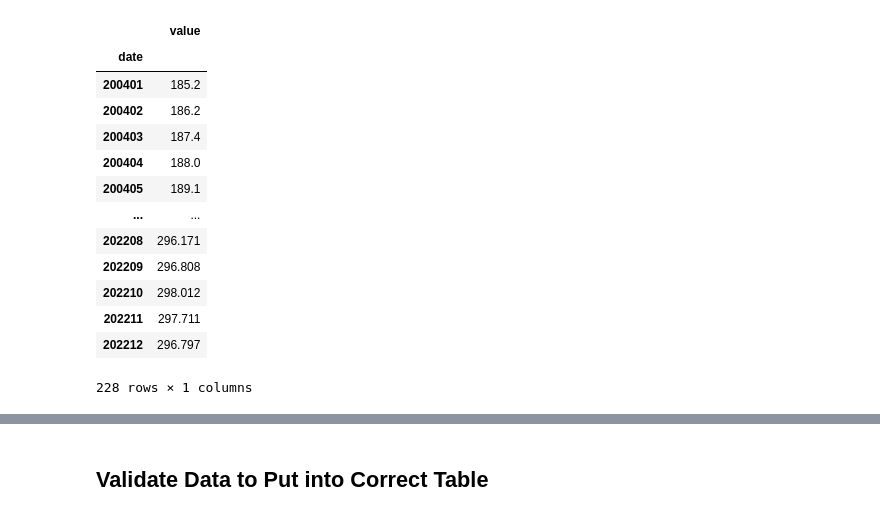
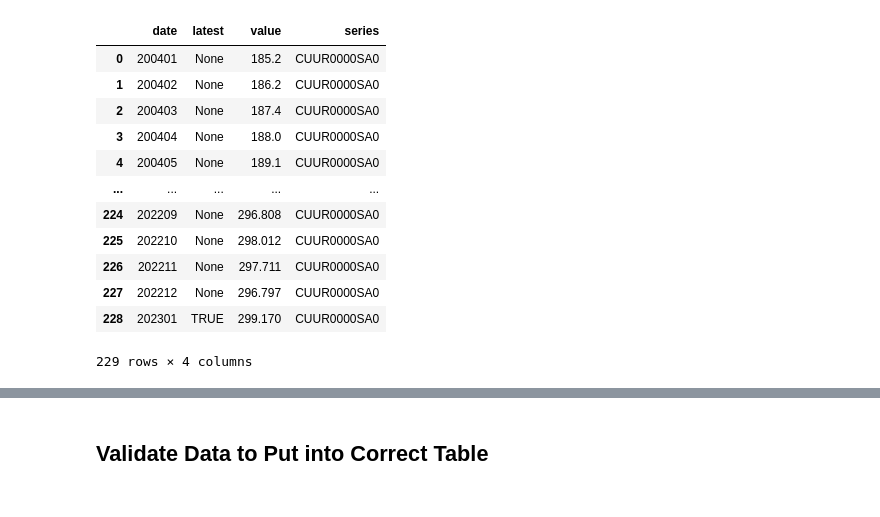
Before and after one commit to joshuamcurtis/MacroData2, a Jupyter notebook: Add_Data_DB.ipynb, the cells around one changed output, grey strips where cells are left out. Saved outputs shown, nothing was run; the diff lists cells and outputs as text; code cells hidden in the pictures.

```diff
--- a/Add_Data_DB.ipynb
+++ b/Add_Data_DB.ipynb
@@ -66,15 +66,18 @@ def check_table_exists(tbl_name, db_name):
     return exists
 
 
-def create_table(tbl_name, db_name):
+def create_data_table(tbl_name, db_name):
     """
-    create table
+    create data table to hold series values
     """
     conn = create_connection(db_name)
     c = conn.cursor()
 
     sql_code1 = ("""CREATE TABLE IF NOT EXISTS """ + tbl_name + """ (
-                    date PRIMARY KEY,
+                    date PRIMARY KEY
+                    ,latest INT
+                    ,value
+                    ,series FORIEGN KEY
                 ) WITHOUT ROWID;""")
 
     conn_execute(db_name, sql_code1)
@@ -88,6 +91,35 @@ def create_table(tbl_name, db_name):
 
     conn.close()
 
+def create_dict_table(tbl_name, db_name):
+    """
+    create dictionary table to hold the attributes of the series
+    """
+    conn = create_connection(db_name)
+    c = conn.cursor()
+
+    sql_code1 = ("""CREATE TABLE IF NOT EXISTS """ + tbl_name + """ (
+                    series_title
+                    ,series_id PRIMARY KEY
+                    ,seasonality
+                    ,survey_long_name
+                    ,survey_short_name
+                    ,survey_abbreviation
+                    ,measure_data_type
+                    ,area
+                    ,item
+                ) WITHOUT ROWID;""")
+
+    conn_execute(db_name, sql_code1)
+    '''if not check_table_exists(tbl_name ,db_name):
+        try:
+            input_df.to_sql(tbl_name, conn)
+            print("Created ", tbl_name, " table.")
+        except ValueError as e:
+            print(e)
+            print("Table was not added to the DB")'''
+
+    conn.close()
 
 def add_data_to_db(df_EntryData, tbl_name, db_name):
     """
@@ -108,7 +140,7 @@ def add_data_to_db(df_EntryData, tbl_name, db_name):
 def table_to_df(tbl_name, db_name):
     conn = db.connect(db_name)
     try:
-        df_fromDB = pd.read_sql_query("SELECT * FROM " + tbl_name + ";", conn, index_col="date")
+        df_fromDB = pd.read_sql_query("SELECT * FROM " + tbl_name + ";", conn)#, index_col="date")
     except Error as e:
         print(e)
 
@@ -150,4 +218,5 @@ number_of_series = len(json_data['Results']['series'])
 # %%
 df = pd.DataFrame(json_data['Results']['series'][0]['data'])
+df['series'] = json_data['Results']['series'][0]['catalog']['series_id']
 df
 # %% [output]
@@ -170,6 +239,7 @@ df['date'] = df['year'] + df['month']
 df = df.sort_values(by=['date'], ignore_index=True)
 df['date'] = pd.to_numeric(df['date'])
 df = df.set_index(df["date"])
+df['latest'].iloc[-1] = df['latest'].iloc[-1].upper()
 df = df.drop(columns=['year', 'period', 'periodName', 'footnotes', 'month', 'date'])
 df
 # %% [output]
@@ -200,5 +264,6 @@ item = json_data['Results']['series'][0]['catalog']['item']
 # %%
-create_table(series_id, db_name)
+series_id = json_data['Results']['series'][0]['catalog']['series_id']
+create_data_table(series_id, db_name)
 add_data_to_db(df, series_id, db_name)
 check_df = table_to_df(series_id, db_name)
 check_df
@@ -223,14 +287,13 @@ date
-|  | value |
-| date |  |
-| 200401 | 185.2 |
-| 200402 | 186.2 |
-| 200403 | 187.4 |
-| 200404 | 188.0 |
-| 200405 | 189.1 |
-| ... | ... |
-| 202208 | 296.171 |
-| 202209 | 296.808 |
-| 202210 | 298.012 |
-| 202211 | 297.711 |
-| 202212 | 296.797 |
+|  | date | latest | value | series |
+| 0 | 200401 | None | 185.2 | CUUR0000SA0 |
+| 1 | 200402 | None | 186.2 | CUUR0000SA0 |
+| 2 | 200403 | None | 187.4 | CUUR0000SA0 |
+| 3 | 200404 | None | 188.0 | CUUR0000SA0 |
+| 4 | 200405 | None | 189.1 | CUUR0000SA0 |
+| ... | ... | ... | ... | ... |
+| 224 | 202209 | None | 296.808 | CUUR0000SA0 |
+| 225 | 202210 | None | 298.012 | CUUR0000SA0 |
+| 226 | 202211 | None | 297.711 | CUUR0000SA0 |
+| 227 | 202212 | None | 296.797 | CUUR0000SA0 |
+| 228 | 202301 | TRUE | 299.170 | CUUR0000SA0 |
-228 rows × 1 columns
+229 rows × 4 columns
```
Also changed, not shown: parts of 10 cells of this notebook, 1 other file.
